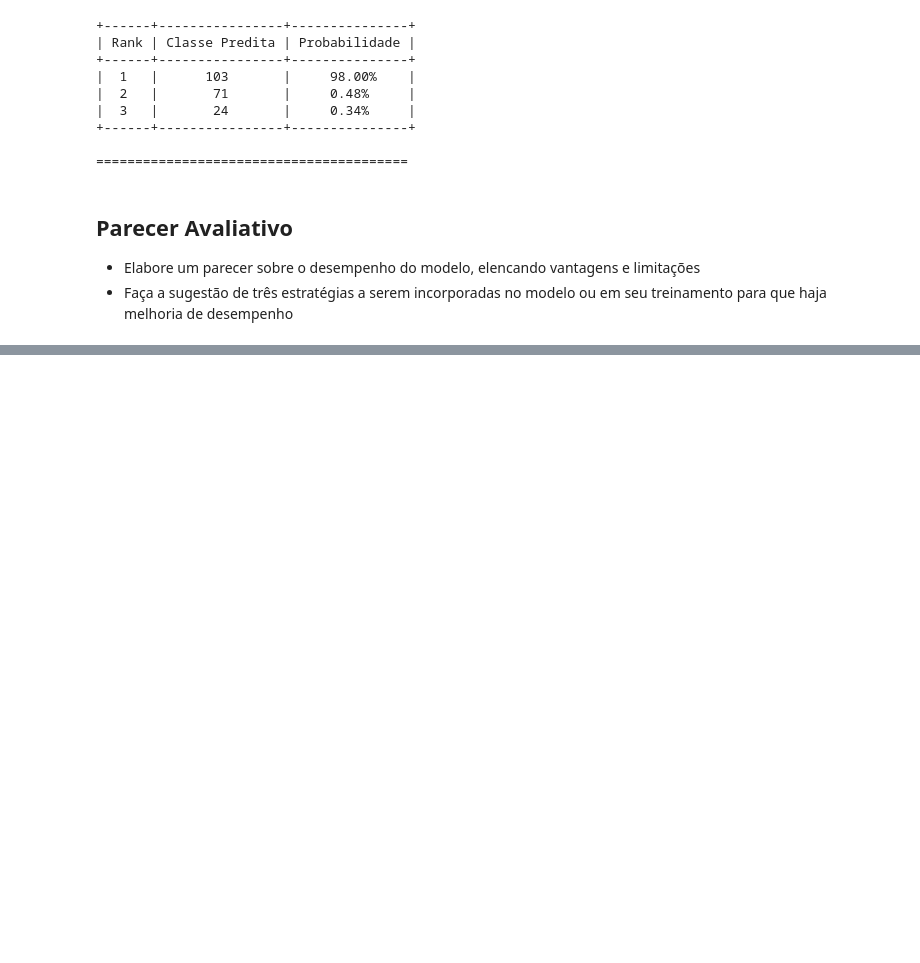
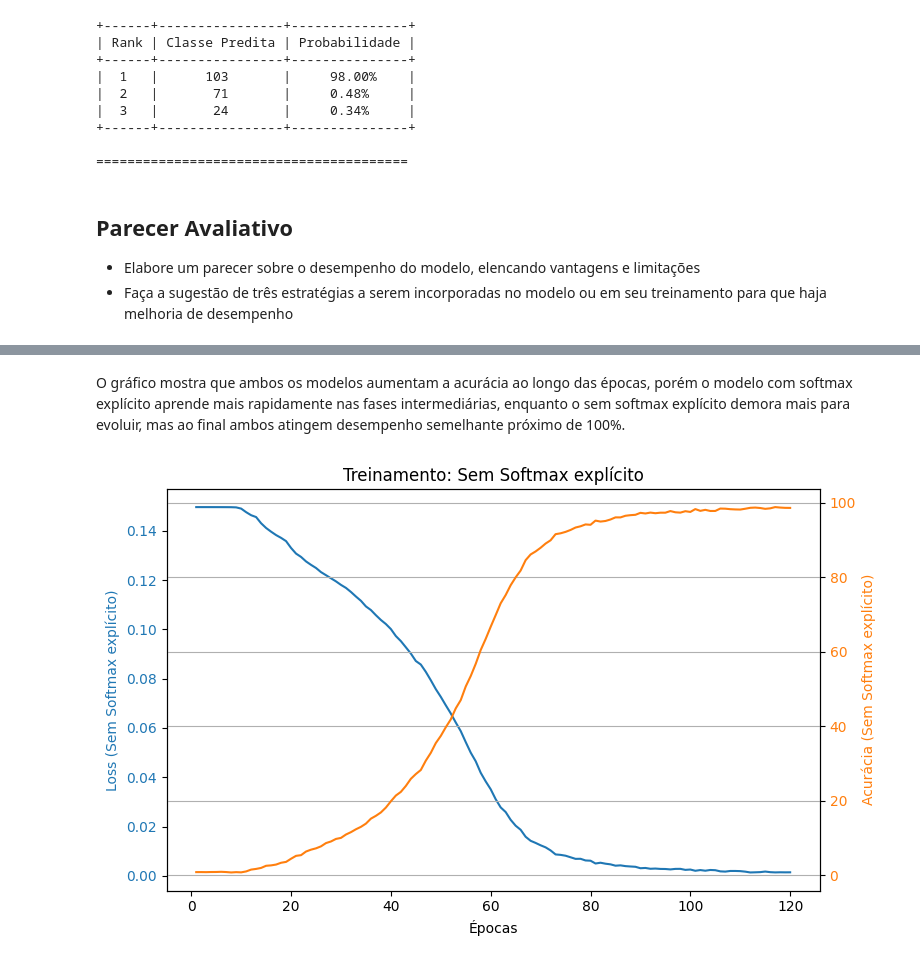
Before and after one commit to andradepv/AlexNet-CNN, a Jupyter notebook: atv-topicos1.ipynb, the cells around one changed output, grey strips where cells are left out. Drawn from its saved outputs; the diff is of its cells as text; code cells hidden in the pictures; blank space fills up the shorter version.

```diff
--- a/atv-topicos1.ipynb
+++ b/atv-topicos1.ipynb
@@ -563,0 +607,23 @@ for idx in indices:
+# %% [markdown]
+O gráfico mostra que ambos os modelos aumentam a acurácia ao longo das épocas, porém o modelo com softmax explícito aprende mais rapidamente nas fases intermediárias, enquanto o sem softmax explícito demora mais para evoluir, mas ao final ambos atingem desempenho semelhante próximo de 100%.
+# %%
+# 3. Loss + Acurácia juntos (para cada modelo)
+fig, ax1 = plt.subplots(figsize=(8,5))
+color1 = 'tab:blue'
+color2 = 'tab:orange'
+ax1.set_xlabel('Épocas')
+ax1.set_ylabel(f'Loss ({label1})', color=color1)
+ax1.plot(df1['epoch'], df1['train_loss'], color=color1, label=f'Loss {label1}')
+ax1.tick_params(axis='y', labelcolor=color1)
+
+ax2 = ax1.twinx()
+ax2.set_ylabel(f'Acurácia ({label1})', color=color2)
+ax2.plot(df1['epoch'], df1['train_acc'], color=color2, label=f'Acurácia {label1}')
+ax2.tick_params(axis='y', labelcolor=color2)
+
+plt.title(f'Treinamento: {label1}')
+fig.tight_layout()
+plt.grid(True)
+plt.show()
+# %% [output]
+[figure, added]
```
Also changed, not shown: parts of 15 cells of this notebook, 5 other files.
